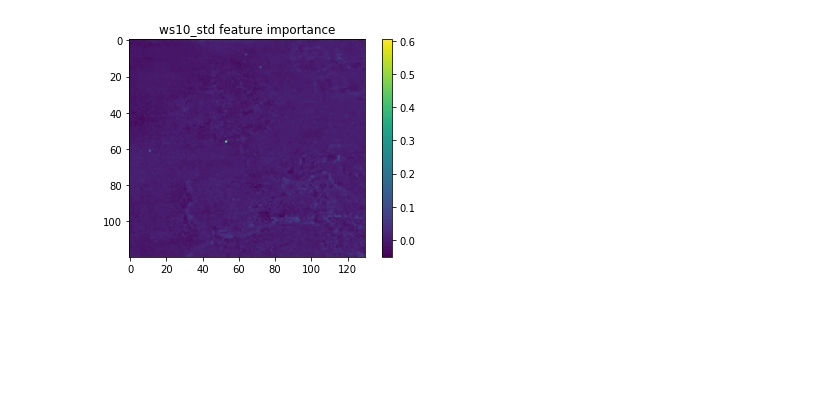
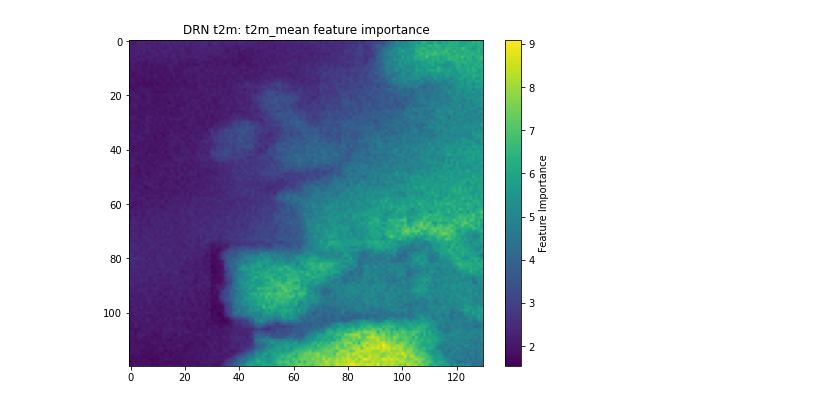
Before and after one commit to cleveryangcong/Bachelor_Thesis, a Jupyter notebook: notebooks/reports/1.4-dc-feature_importance.ipynb, the cells around one changed output. Cells and saved outputs as stored; diff of their text form; code cells hidden in the pictures; blank space fills up the shorter version.

Commit message:
Add visualizations of feature importance in grid form

```diff
--- a/notebooks/reports/1.4-dc-feature_importance.ipynb
+++ b/notebooks/reports/1.4-dc-feature_importance.ipynb
@@ -135,6 +135,9 @@ plt.show()
 [figure]
 [interactive output not drawn]
 # %%
+import matplotlib.pyplot as plt
+
+
 def plot_grid_feature_importance(var_num, variable):
     bar_names = [
         "u10_mean",
@@ -152,16 +155,29 @@ def plot_grid_feature_importance(var_num, variable):
         "land_sea_mask",
         "grid_embeddings",
     ]
+
+    var_names = ["u10", "v10", "t2m", "t850", "z500", "ws10"]
     t2m_11_feature_importance = load_feature_importance(var_num)
 
+    # Set the figure size
+    plt.figure(figsize=(8, 6))
+
     plt.imshow(t2m_11_feature_importance[variable])
-    plt.colorbar()
-    plt.title(f"{bar_names[variable]} feature importance")
+
+    # Assign the colorbar to a variable and add a description
+    cbar = plt.colorbar()
+    cbar.set_label("Feature Importance")
+
+    plt.title(f"DRN {var_names[var_num]}: {bar_names[variable]} feature importance")
+
+    plt.savefig(
+        f"/home/dchen/BA_CH_EN/reports/figures/permutation_importance_grid_{var_names[var_num]}_{bar_names[variable]}_lead_11.pdf"
+    )
     plt.show()
 # %% [output]
 [interactive output not drawn]
 # %%
-plot_grid_feature_importance(2, 11)
+plot_grid_feature_importance(2, 4)
 # %% [output]
-[figure, old version]
+[figure, new version]
 [interactive output not drawn]
```
Also changed, not shown: parts of 1 cell of this notebook, 2 other files.
